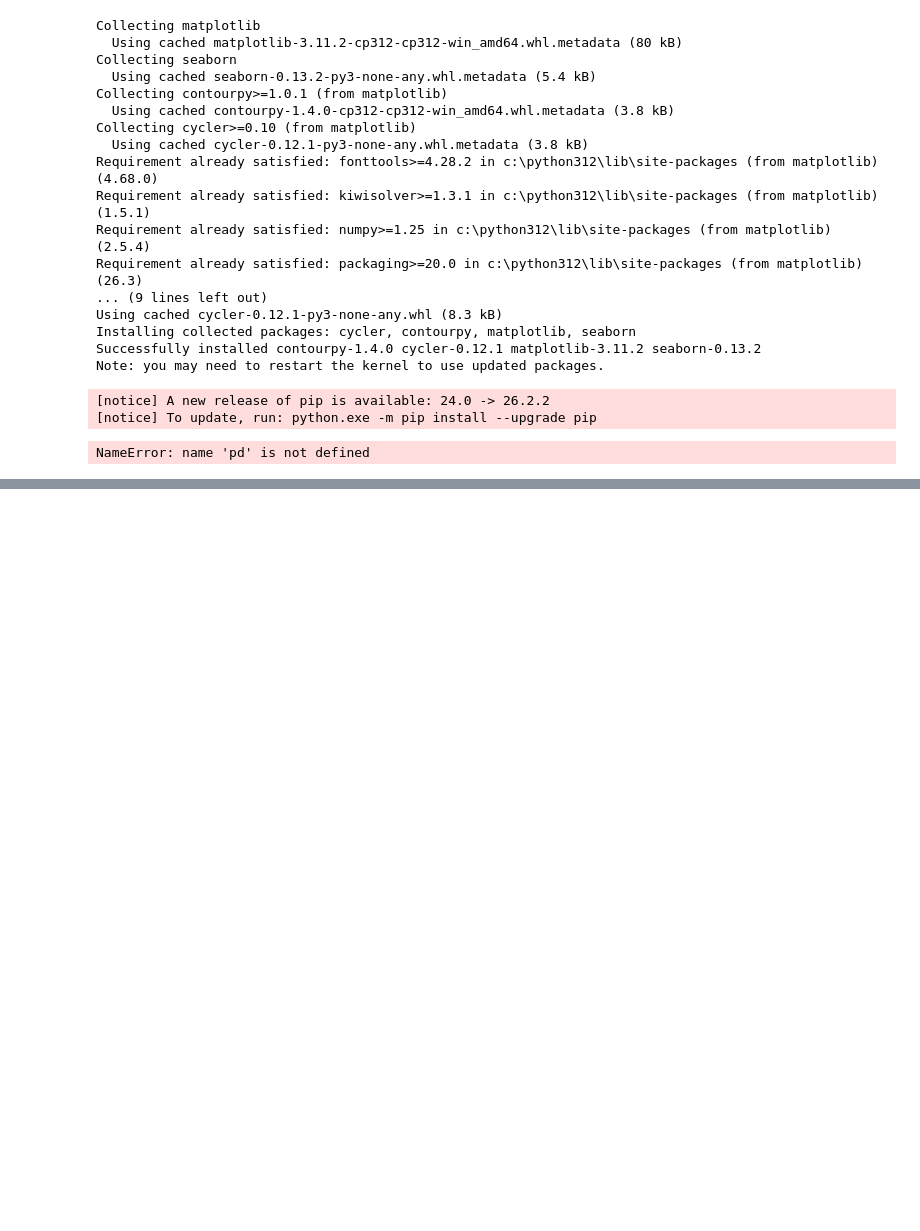
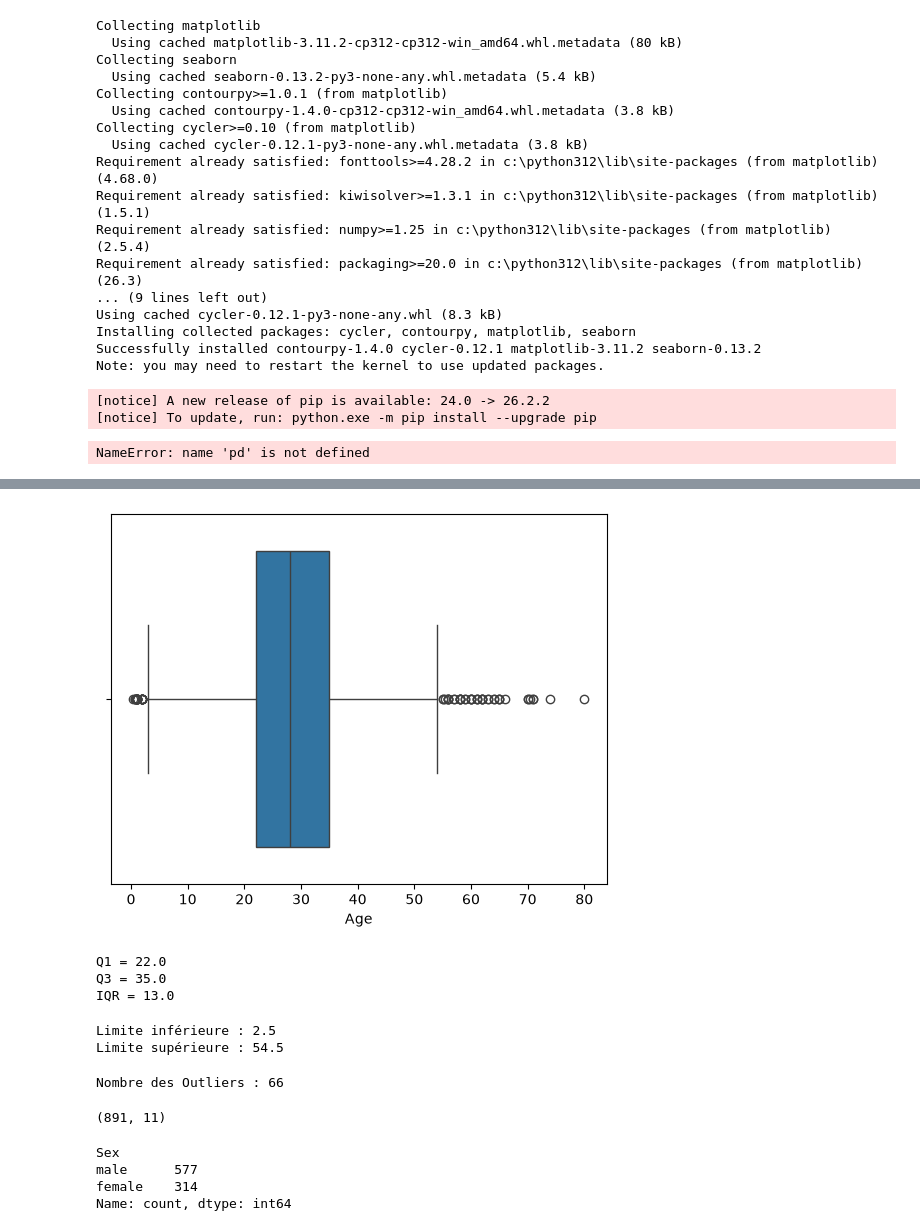
Before and after one commit to fatimadane/TP1-Pretraitement-Dataset-ML, a Jupyter notebook: TP1-Pretraitement-Dataset-ML.ipynb, the cells around one changed output, grey strips where cells are left out. Cells and saved outputs as stored; diff of their text form; code cells hidden in the pictures; blank space fills up the shorter version.

```diff
--- a/TP1-Pretraitement-Dataset-ML.ipynb
+++ b/TP1-Pretraitement-Dataset-ML.ipynb
@@ -56,0 +186,44 @@ df.head()
+# %%
+sns.boxplot(x=df['Age'])
+plt.show()
+# %% [output]
+[figure, added]
+# %%
+Q1 = df['Age'].quantile(0.25)
+Q3 = df['Age'].quantile(0.75)
+
+IQR = Q3 - Q1
+
+print("Q1 =", Q1)
+print("Q3 =", Q3)
+print("IQR =", IQR)
+# %% [output]
+Q1 = 22.0
+Q3 = 35.0
+IQR = 13.0
+# %%
+lower = Q1 - 1.5 * IQR
+upper = Q3 + 1.5 * IQR
+
+print("Limite inférieure :", lower)
+print("Limite supérieure :", upper)
+# %% [output]
+Limite inférieure : 2.5
+Limite supérieure : 54.5
+# %%
+outliers = df[(df['Age'] < lower) | (df['Age'] > upper)]
+
+print("Nombre des Outliers :", len(outliers))
+# %% [output]
+Nombre des Outliers : 66
+# %%
+df.shape
+# %% [output]
+(891, 11)
+# %%
+df['Sex'].value_counts()
+# %% [output]
+Sex
+male      577
+female    314
+Name: count, dtype: int64
```
Also changed, not shown: parts of 45 cells of this notebook.
